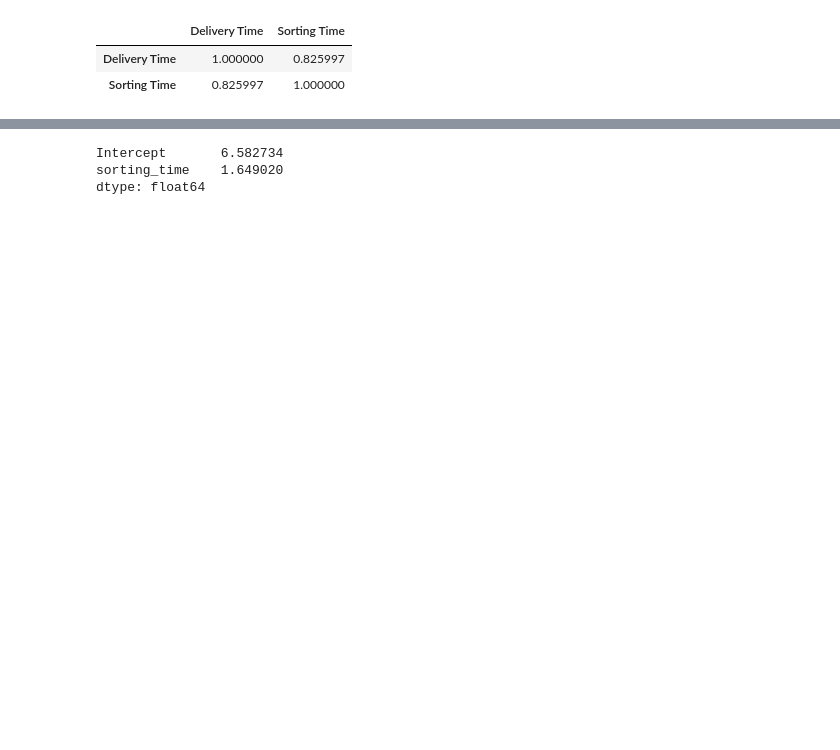
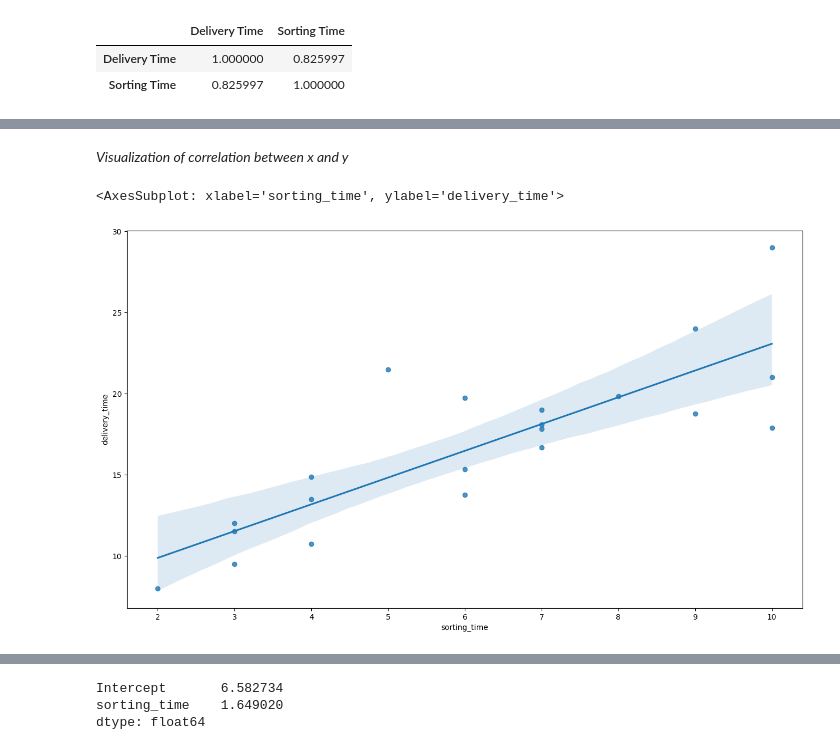
Before and after one commit to KunalDoshi-Code/Data_Science_Assignments, a Jupyter notebook: Assignments/4. Simple Linear Regression/Delivery Time/simple-linear-regression-delivery-time.ipynb, the cells around one changed output, grey strips where cells are left out. Drawn from its saved outputs; the diff is of its cells as text; code cells hidden in the pictures; blank space fills up the shorter version.

```diff
--- a/Assignments/4. Simple Linear Regression/Delivery Time/simple-linear-regression-delivery-time.ipynb
+++ b/Assignments/4. Simple Linear Regression/Delivery Time/simple-linear-regression-delivery-time.ipynb
@@ -48,0 +34,3 @@ sns.histplot(df['Sorting Time'])
+# %%
+df1 = df.rename({'Delivery Time':'delivery_time','Sorting Time':'sorting_time'},axis=1)
+df1
@@ -59,0 +118,7 @@ sns.regplot(x=df['Sorting Time'],y=df['Delivery Time'])
+# %% [markdown]
+*Visualization of correlation between x and y*
+# %%
+sns.regplot(x=df1['sorting_time'],y=df1['delivery_time'])
+# %% [output]
+<AxesSubplot: xlabel='sorting_time', ylabel='delivery_time'>
+[figure, added]
```
Also changed, not shown: parts of 85 cells of this notebook.
